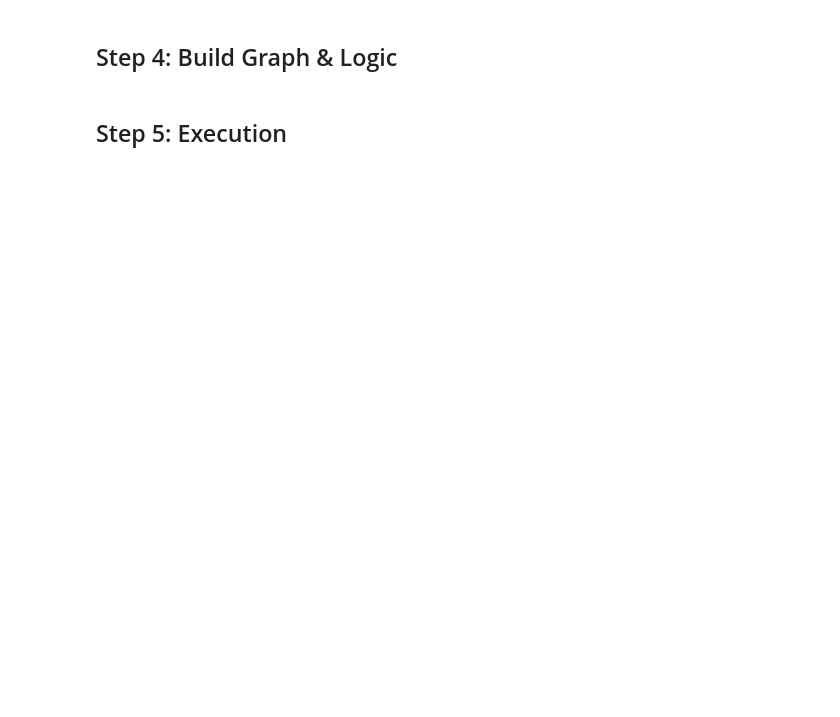
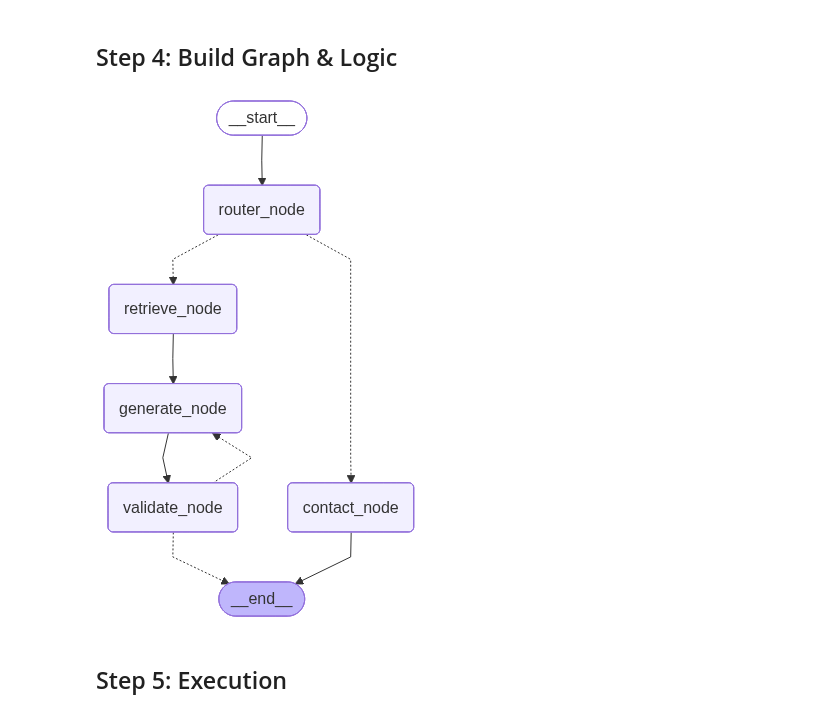
Before and after one commit to Aalyanraza/LMKRChatbot, a Jupyter notebook: LMKR_RAG_Chatbot.ipynb, the cells around one changed output. Drawn from its saved outputs; the diff is of its cells as text; code cells hidden in the pictures; blank space fills up the shorter version.

Commit message:
router and direct contact node added

```diff
--- a/LMKR_RAG_Chatbot.ipynb
+++ b/LMKR_RAG_Chatbot.ipynb
@@ -234,2 +371,90 @@ app = workflow.compile()
+# %%
+# --- 6. Edge Logic ---
+
+def router(state: AgentState):
+    validation = state["validation"]
+    retry_count = state.get("retry_count", 0)
+
+    if validation and validation.is_valid:
+        print("✅ Validation Passed.")
+        return END
+
+    if retry_count >= 2:
+        print("🛑 Max retries reached. Returning best effort.")
+        return END
+
+    print(f"🔄 Validation Failed: {validation.reason if validation else 'Unknown'}. Regenerating...")
+    return "generate_node" # Loop back to generation
+
+# --- 7. Build Updated Graph ---
+
+workflow = StateGraph(AgentState)
+
+# Add All Nodes
+workflow.add_node("router_node", router_node)
+workflow.add_node("contact_node", contact_node)
+workflow.add_node("retrieve_node", retrieve_node)   # Existing RAG Node
+workflow.add_node("generate_node", generate_node)   # Existing RAG Node
+workflow.add_node("validate_node", validate_node)   # Existing RAG Node
+
+# Set Entry Point
+workflow.set_entry_point("router_node")
+
+# Define Conditional Logic for Router
+def route_logic(state):
+    # The router_node returns a dict, but StateGraph merges it into state.
+    # We check the temporary key or passed value.
+    # Since router_node output is merged, we can read the decision from the return value in the function wrapper
+    # OR simpler: just re-run logic inside conditional edge if needed,
+    # BUT better pattern: The router output determines the path.
+
+    # We will assume 'router_node' passes the destination in the state or we map logic here.
+    # Actually, let's use the node output directly in the edge function.
+    return state.get("destination", "retrieve_node") # This requires us to update AgentState TypedDict
+
+# Update State to include destination for routing (Optional, or just return from node)
+# Let's add 'destination' to AgentState for safety
+class AgentState(TypedDict):
+    question: str
+    context_chunks: List[str]
+    generated_answer: Optional[GeneratedAnswer]
+    validation: Optional[ValidationResult]
+    retry_count: int
+    destination: Optional[str] # <--- Added this
+
+# Conditional Edge
+workflow.add_conditional_edges(
+    "router_node",
+    lambda x: x["destination"], # Read the decision made by the router node
+    {
+        "contact_node": "contact_node",
+        "retrieve_node": "retrieve_node"
+    }
+)
+
+# Connect Contact Flow (Ends after generation as requested)
+workflow.add_edge("contact_node", END)
+
+# Connect Standard RAG Flow (Retrieve -> Generate -> Validate)
+workflow.add_edge("retrieve_node", "generate_node")
+workflow.add_edge("generate_node", "validate_node")
+
+# Connect Validation Logic (Loop or End)
+workflow.add_conditional_edges(
+    "validate_node",
+    router, # Your existing router function for validation loops
+    {
+        END: END,
+        "generate_node": "generate_node"
+    }
+)
+
+app = workflow.compile()
+
+# Visualize
+from IPython.display import Image
+Image(app.get_graph().draw_mermaid_png())
+# %% [output]
+[figure, added]
 # %% [markdown]
 ## Step 5: Execution
```
Also changed, not shown: parts of 11 cells of this notebook.
